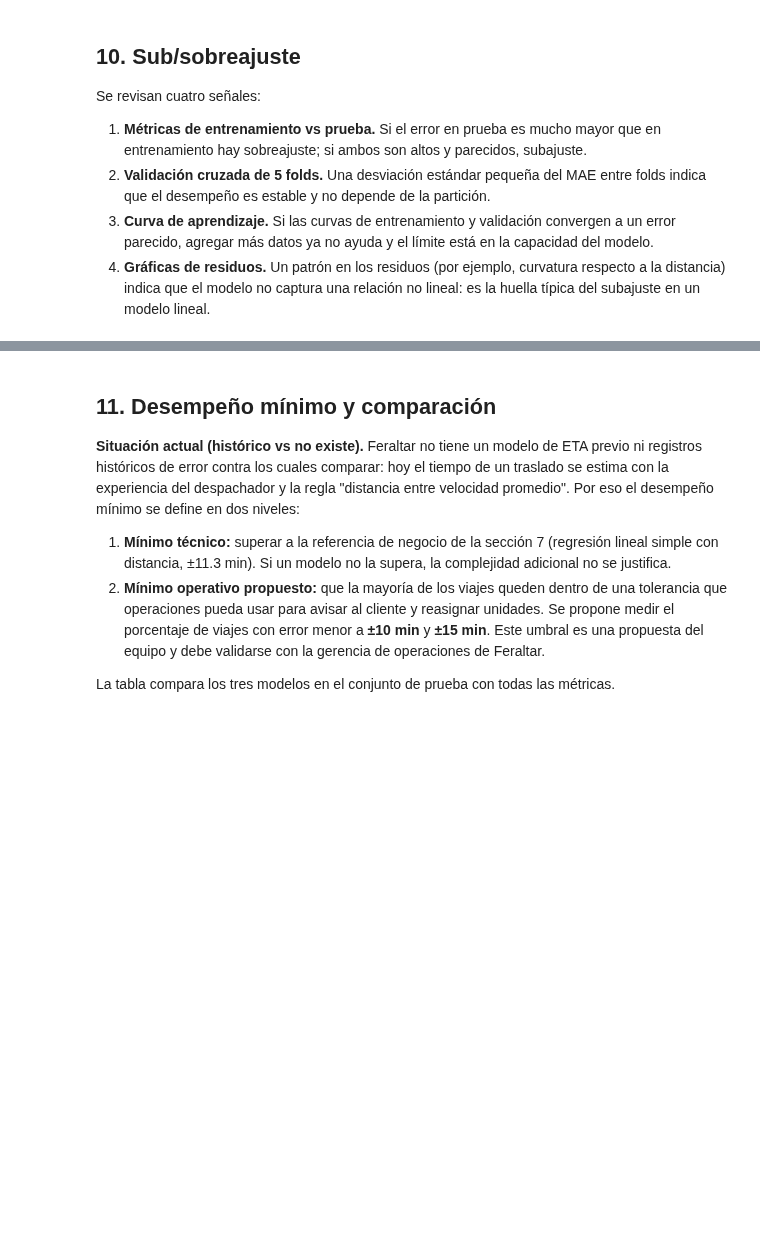
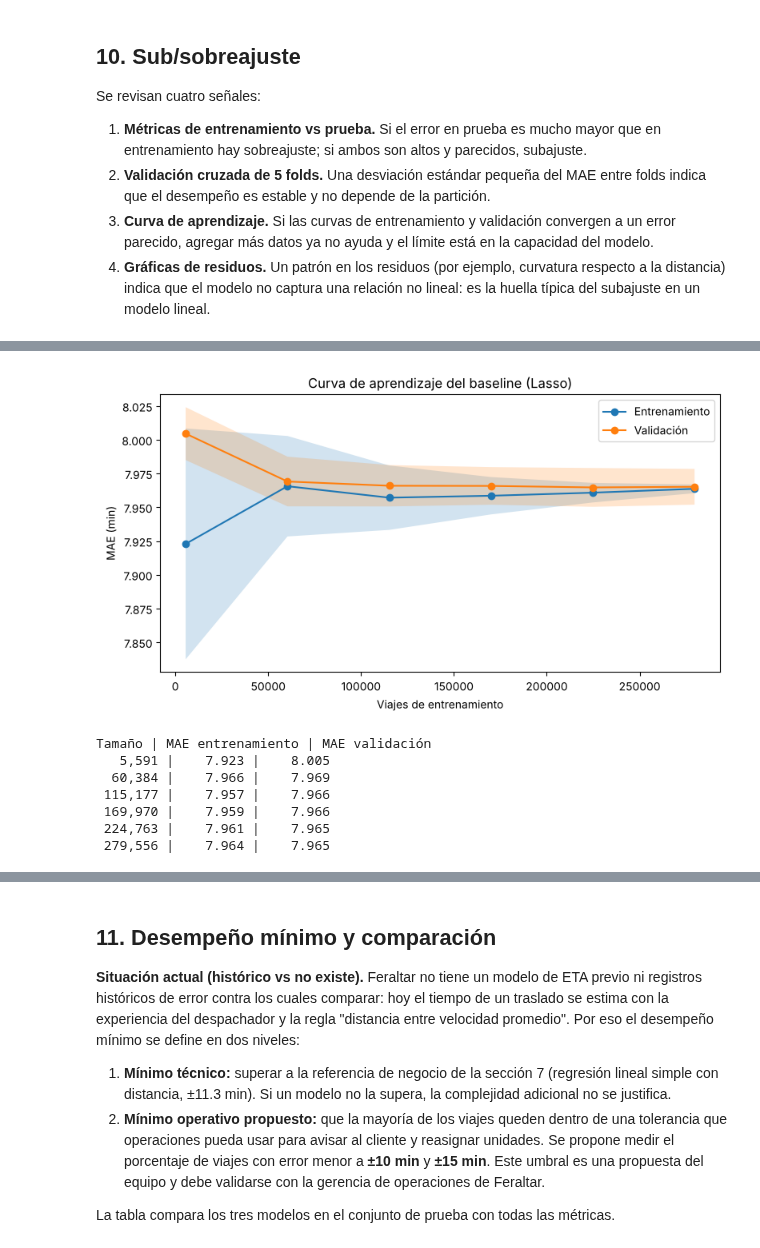
Before and after one commit to aleehpandita/transport-gps-analytics, a Jupyter notebook: notebooks/Avance3_56.ipynb, the cells around one changed output, grey strips where cells are left out. Cells and saved outputs as stored; diff of their text form; code cells hidden in the pictures; blank space fills up the shorter version.

```diff
--- a/notebooks/Avance3_56.ipynb
+++ b/notebooks/Avance3_56.ipynb
@@ -354,25 +463,34 @@ print(f"MAE validación cruzada: {mae_cv.mean():.3f} ± {mae_cv.std():.3f} min")
 # %%
 tamanos, mae_tr, mae_val = learning_curve(
     lasso_fijo, X_train, y_train, cv=kfold, scoring="neg_mean_absolute_error",
-    train_sizes=np.linspace(0.02, 1.0, 6), n_jobs=-1, shuffle=True, random_state=SEMILLA,
+    train_sizes=np.linspace(0.02, 1.0, 6), n_jobs=1, shuffle=True, random_state=SEMILLA,
 )
 mae_tr, mae_val = -mae_tr / 60, -mae_val / 60
 
 fig, ax = plt.subplots(figsize=(8, 4.5))
 ax.plot(tamanos, mae_tr.mean(axis=1), "o-", label="Entrenamiento")
 ax.fill_between(tamanos, mae_tr.mean(axis=1) - mae_tr.std(axis=1), mae_tr.mean(axis=1) + mae_tr.std(axis=1), alpha=0.2)
 ax.plot(tamanos, mae_val.mean(axis=1), "o-", label="Validación")
 ax.fill_between(tamanos, mae_val.mean(axis=1) - mae_val.std(axis=1), mae_val.mean(axis=1) + mae_val.std(axis=1), alpha=0.2)
 ax.set_xlabel("Viajes de entrenamiento")
 ax.set_ylabel("MAE (min)")
 ax.set_title("Curva de aprendizaje del baseline (Lasso)")
 ax.legend()
 plt.tight_layout()
 plt.show()
 
 print("Tamaño | MAE entrenamiento | MAE validación")
 for t, a, b in zip(tamanos, mae_tr.mean(axis=1), mae_val.mean(axis=1)):
     print(f"{t:>8,} | {a:>8.3f} | {b:>8.3f}")
+# %% [output]
+[figure, added]
+Tamaño | MAE entrenamiento | MAE validación
+   5,591 |    7.923 |    8.005
+  60,384 |    7.966 |    7.969
+ 115,177 |    7.957 |    7.966
+ 169,970 |    7.959 |    7.966
+ 224,763 |    7.961 |    7.965
+ 279,556 |    7.964 |    7.965
 # %%
 pred_test = lasso.predict(X_test)
 residuos = (y_test - pred_test) / 60
```
Also changed, not shown: parts of 19 cells of this notebook, 5 other files.
